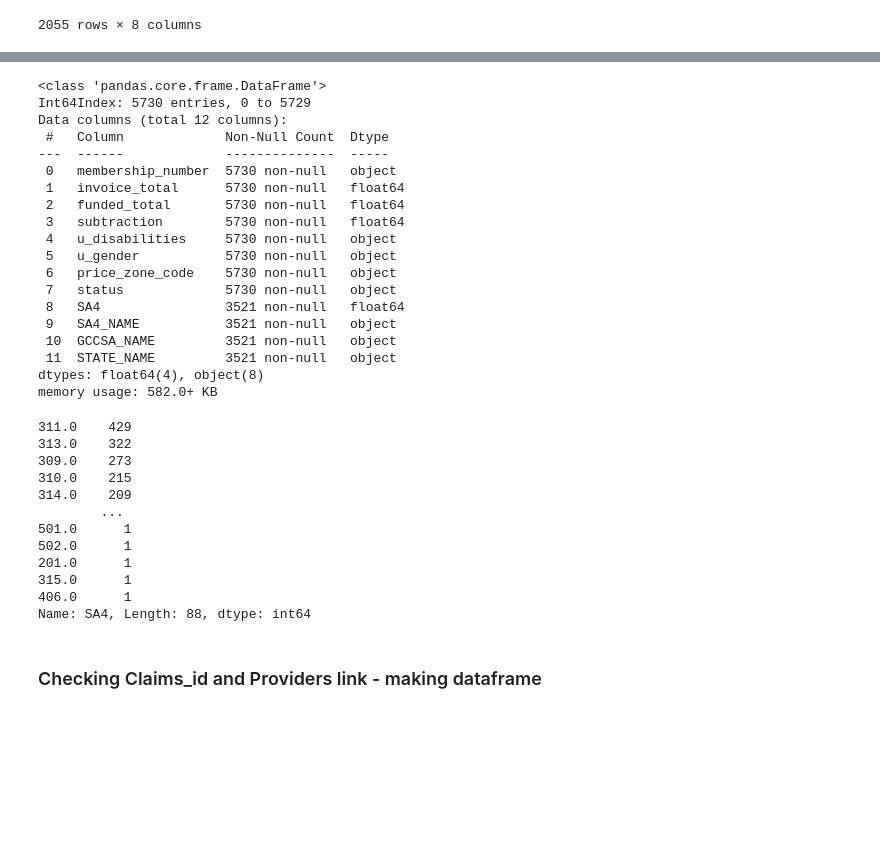
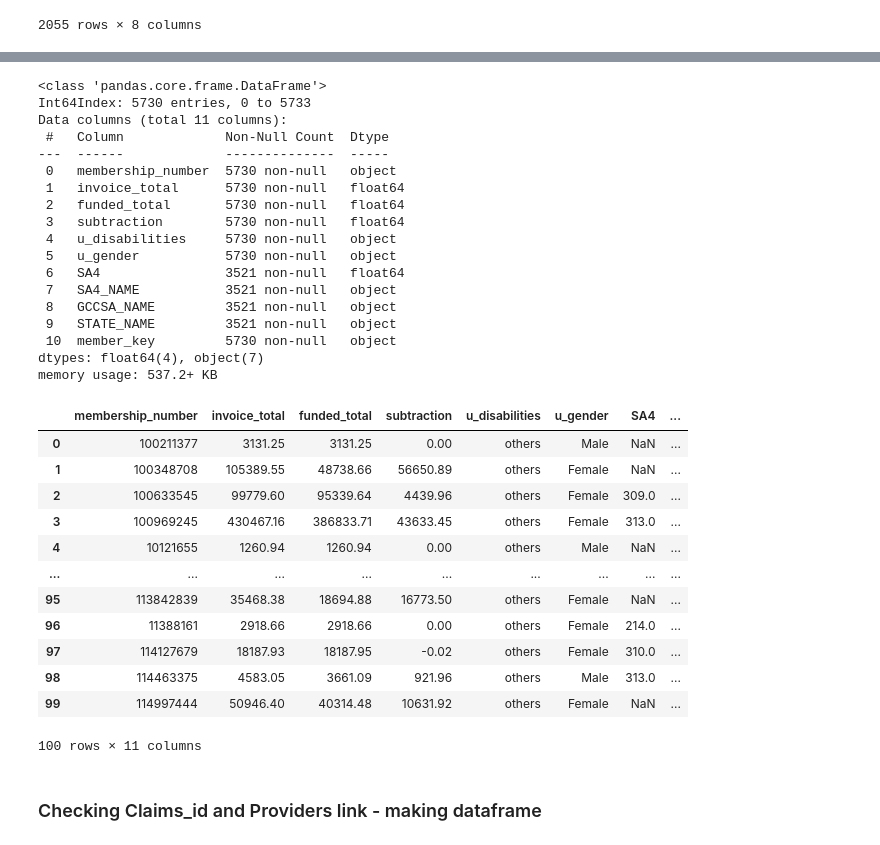
Before and after one commit to TheConMiz/ifn711_leap_in, a Jupyter notebook: LeapIn_Budget_Utilisation.ipynb, the cells around one changed output, grey strips where cells are left out. Saved outputs shown, nothing was run; the diff lists cells and outputs as text; code cells hidden in the pictures; blank space fills up the shorter version.

```diff
--- a/LeapIn_Budget_Utilisation.ipynb
+++ b/LeapIn_Budget_Utilisation.ipynb
@@ -454,11 +481,9 @@ cleaned_df2 = df2
 # gender		: Add "other" for blank or null values --> Male/Female/Other
 cleaned_df2["u_gender"] = df2["u_gender"].replace([""],"others")
 cleaned_df2["u_gender"] = df2["u_gender"].replace(["Other"], "others")
-cleaned_df2["u_gender"].value_counts()
 
 # status		: drop
 cleaned_df2 = cleaned_df2.drop(columns=["status"])
-
 # price_code	: drop, replace with SA4 and its information
 cleaned_df2 = cleaned_df2.drop(columns=["price_zone_code"])
 df_user_min = df_user[["membership_number", "SA4"]]
@@ -479,60 +504,66 @@ name_mapping = {
     "SA4_NAME_2016": "SA4_NAME",
     "GCCSA_NAME_2016": "GCCSA_NAME",
     "STATE_NAME_2016": "STATE_NAME"
 }
 df_sa4 = df_sa4.rename(columns=name_mapping)
 # Merge SA4 information with the user DF
 df_user_min = pd.merge(df_user_min, df_sa4, on="SA4", how="left")
 # Merge the final user info with DF2
-cleaned_df2 = pd.merge(df2, df_user_min, on="membership_number", how="left")
+cleaned_df2 = pd.merge(cleaned_df2, df_user_min, on="membership_number", how="left")
+
+# Add Member_key to deal with invoice calculations
+cleaned_df2 = pd.merge(cleaned_df2, df_user[["membership_number", "member_key"]], on="membership_number", how="left")
+# Drop duplicated member keys
+cleaned_df2 = cleaned_df2.drop_duplicates()
 # Display Summary information for df2_merged
-# TODO: HANDLE NAN VALUES, AS SOME MEMBERSHIP NUMBERS HAVE NO CORRESPONDING GEOGRAPHICAL INFORMATION. OTHERWISE, DATAFRAME cleaned_df2 is clean
 cleaned_df2.info()
-# cleaned_df2.head(100)
-# cleaned_df2["SA4"].value_counts()
+cleaned_df2.head(100)
+
+
+# One-hot Encoding of SA4 information
+
 
 # days_funded	: funded_date - start_date from , to get the duration of reimbursement
-
 
 # disability	: simplify into "Intellectual disabilities" and "others"
 
 # 1/ Reload data in 1 year duration
 
 # 2/ Remap categories for subtraction, duration of reimbursement
 
 # 3/ Remap the invoice total to underspending, over and approriate
 # %% [output]
 <class 'pandas.core.frame.DataFrame'>
-Int64Index: 5730 entries, 0 to 5729
-Data columns (total 12 columns):
+Int64Index: 5730 entries, 0 to 5733
+Data columns (total 11 columns):
  #   Column             Non-Null Count  Dtype
 ---  ------             --------------  -----
  0   membership_number  5730 non-null   object
  1   invoice_total      5730 non-null   float64
  2   funded_total       5730 non-null   float64
  3   subtraction        5730 non-null   float64
  4   u_disabilities     5730 non-null   object
  5   u_gender           5730 non-null   object
- 6   price_zone_code    5730 non-null   object
- 7   status             5730 non-null   object
- 8   SA4                3521 non-null   float64
- 9   SA4_NAME           3521 non-null   object
- 10  GCCSA_NAME         3521 non-null   object
- 11  STATE_NAME         3521 non-null   object
-dtypes: float64(4), object(8)
-memory usage: 582.0+ KB
+ 6   SA4                3521 non-null   float64
+ 7   SA4_NAME           3521 non-null   object
+ 8   GCCSA_NAME         3521 non-null   object
+ 9   STATE_NAME         3521 non-null   object
+ 10  member_key         5730 non-null   object
+dtypes: float64(4), object(7)
+memory usage: 537.2+ KB
+|  | membership_number | invoice_total | funded_total | subtraction | u_disabilities | u_gender | SA4 | ... |
+| 0 | 100211377 | 3131.25 | 3131.25 | 0.00 | others | Male | NaN | ... |
+| 1 | 100348708 | 105389.55 | 48738.66 | 56650.89 | others | Female | NaN | ... |
+| 2 | 100633545 | 99779.60 | 95339.64 | 4439.96 | others | Female | 309.0 | ... |
+| 3 | 100969245 | 430467.16 | 386833.71 | 43633.45 | others | Female | 313.0 | ... |
+| 4 | 10121655 | 1260.94 | 1260.94 | 0.00 | others | Male | NaN | ... |
+| ... | ... | ... | ... | ... | ... | ... | ... | ... |
+| 95 | 113842839 | 35468.38 | 18694.88 | 16773.50 | others | Female | NaN | ... |
+| 96 | 11388161 | 2918.66 | 2918.66 | 0.00 | others | Female | 214.0 | ... |
+| 97 | 114127679 | 18187.93 | 18187.95 | -0.02 | others | Female | 310.0 | ... |
+| 98 | 114463375 | 4583.05 | 3661.09 | 921.96 | others | Male | 313.0 | ... |
+| 99 | 114997444 | 50946.40 | 40314.48 | 10631.92 | others | Female | NaN | ... |
-311.0    429
-313.0    322
-309.0    273
-310.0    215
-314.0    209
-        ...
-501.0      1
-502.0      1
-201.0      1
-315.0      1
-406.0      1
-Name: SA4, Length: 88, dtype: int64
+100 rows × 11 columns
 # %% [markdown]
 ### Checking Claims_id and Providers link - making dataframe
 # %%
```
Also changed, not shown: parts of 10 cells of this notebook.
